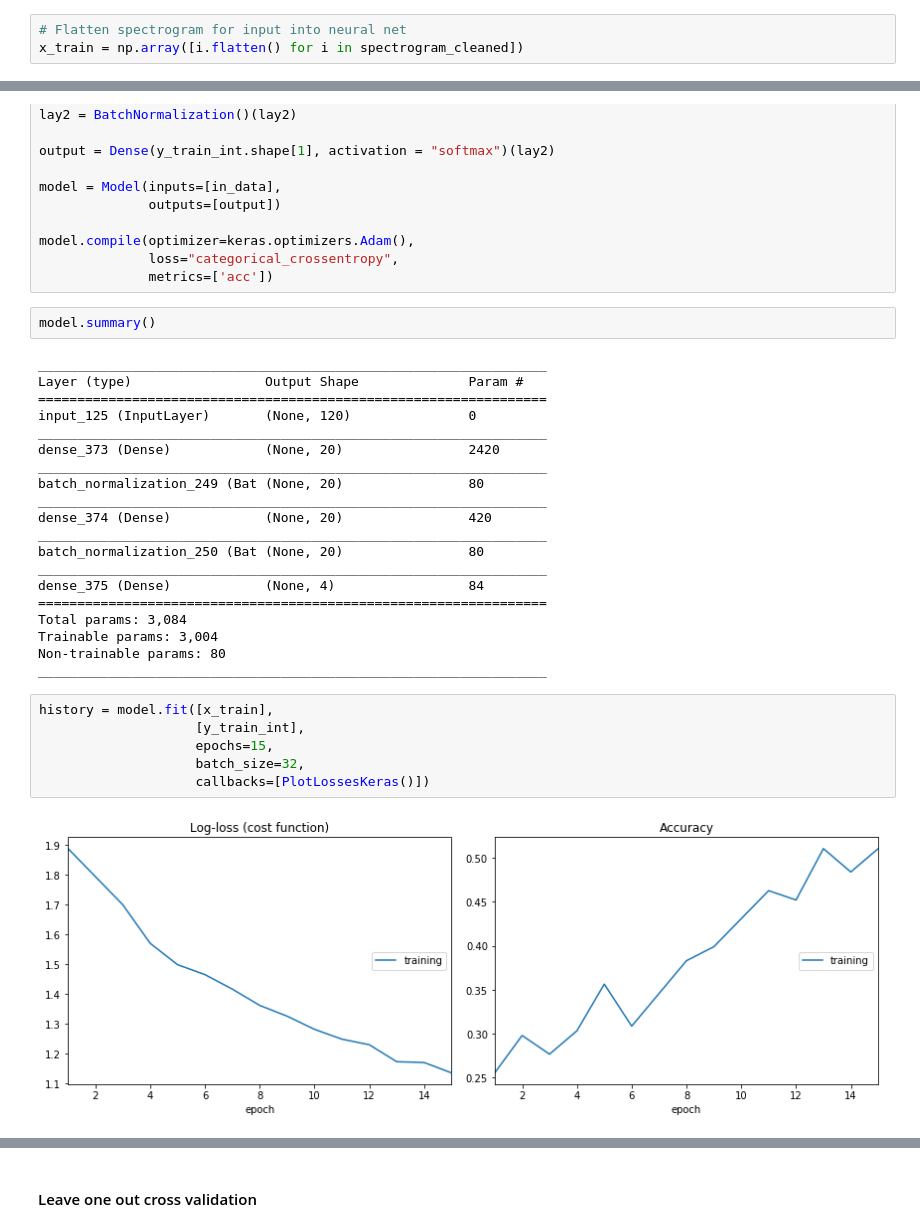
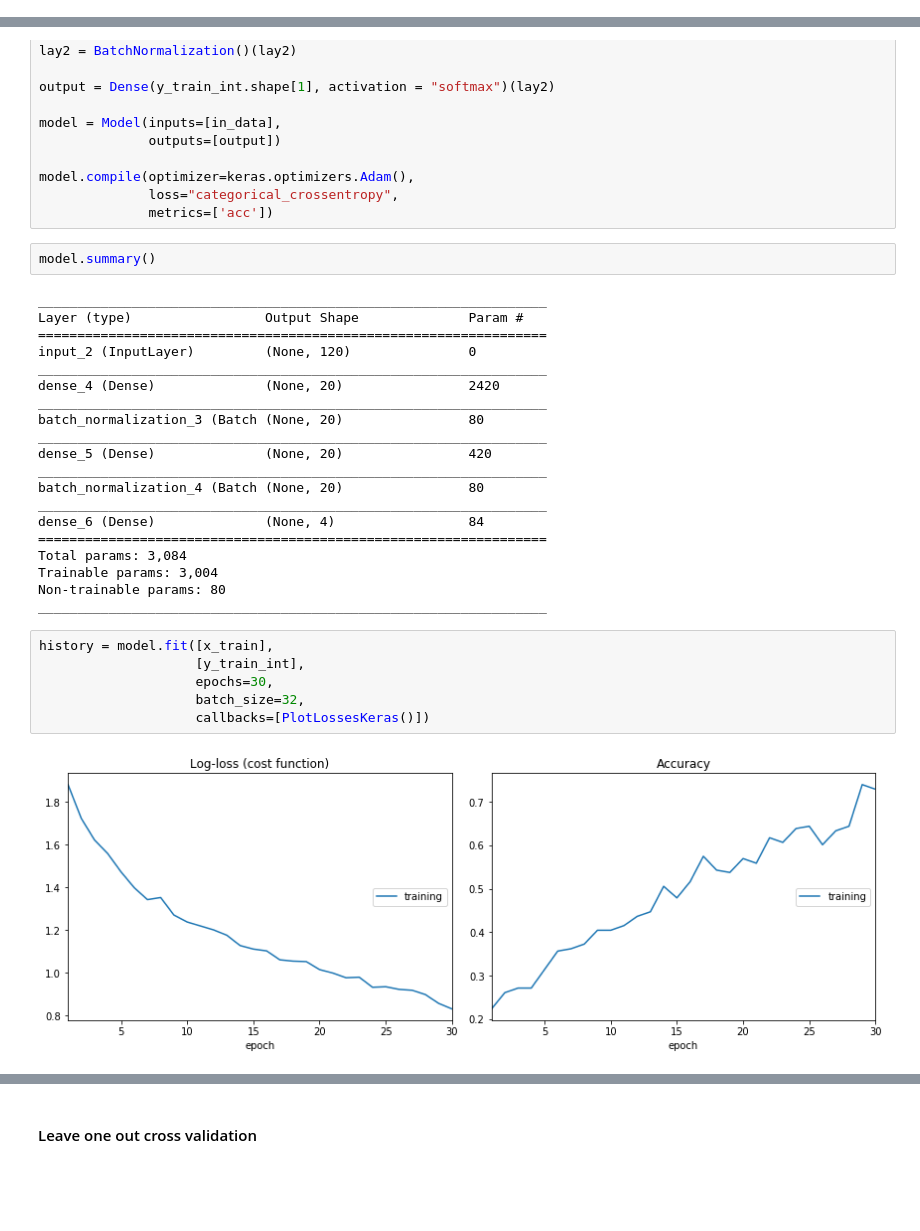
Before and after one commit to MattGraz/engr511, a Jupyter notebook: notebooks/generated_chord_model.ipynb, the cells around one changed output, grey strips where cells are left out. Drawn from its saved outputs; the diff is of its cells as text; blank space fills up the shorter version.

```diff
--- a/notebooks/generated_chord_model.ipynb
+++ b/notebooks/generated_chord_model.ipynb
@@ -476,6 +476,3 @@ plt.imshow(test)
 # %% [output]
 <matplotlib.image.AxesImage at 0x...>
 [figure]
-# %%
-# Flatten spectrogram for input into neural net
-x_train = np.array([i.flatten() for i in spectrogram_cleaned])
@@ -513,17 +508,17 @@ model.summary()
 _________________________________________________________________
 Layer (type)                 Output Shape              Param #
 =================================================================
-input_125 (InputLayer)       (None, 120)               0
+input_2 (InputLayer)         (None, 120)               0
 _________________________________________________________________
-dense_373 (Dense)            (None, 20)                2420
+dense_4 (Dense)              (None, 20)                2420
 _________________________________________________________________
-batch_normalization_249 (Bat (None, 20)                80
+batch_normalization_3 (Batch (None, 20)                80
 _________________________________________________________________
-dense_374 (Dense)            (None, 20)                420
+dense_5 (Dense)              (None, 20)                420
 _________________________________________________________________
-batch_normalization_250 (Bat (None, 20)                80
+batch_normalization_4 (Batch (None, 20)                80
 _________________________________________________________________
-dense_375 (Dense)            (None, 4)                 84
+dense_6 (Dense)              (None, 4)                 84
 =================================================================
 Total params: 3,084
 Trainable params: 3,004
@@ -532,11 +527,11 @@ _________________________________________________________________
 # %%
 history = model.fit([x_train],
                     [y_train_int],
-                    epochs=15,
+                    epochs=30,
                     batch_size=32,
                     callbacks=[PlotLossesKeras()])
 # %% [output]
-[figure, old version]
+[figure, new version]
 # %%
 model.evaluate(x=x_train, y=y_train_int)
 # %% [output]
```
Also changed, not shown: parts of 29 cells of this notebook.
